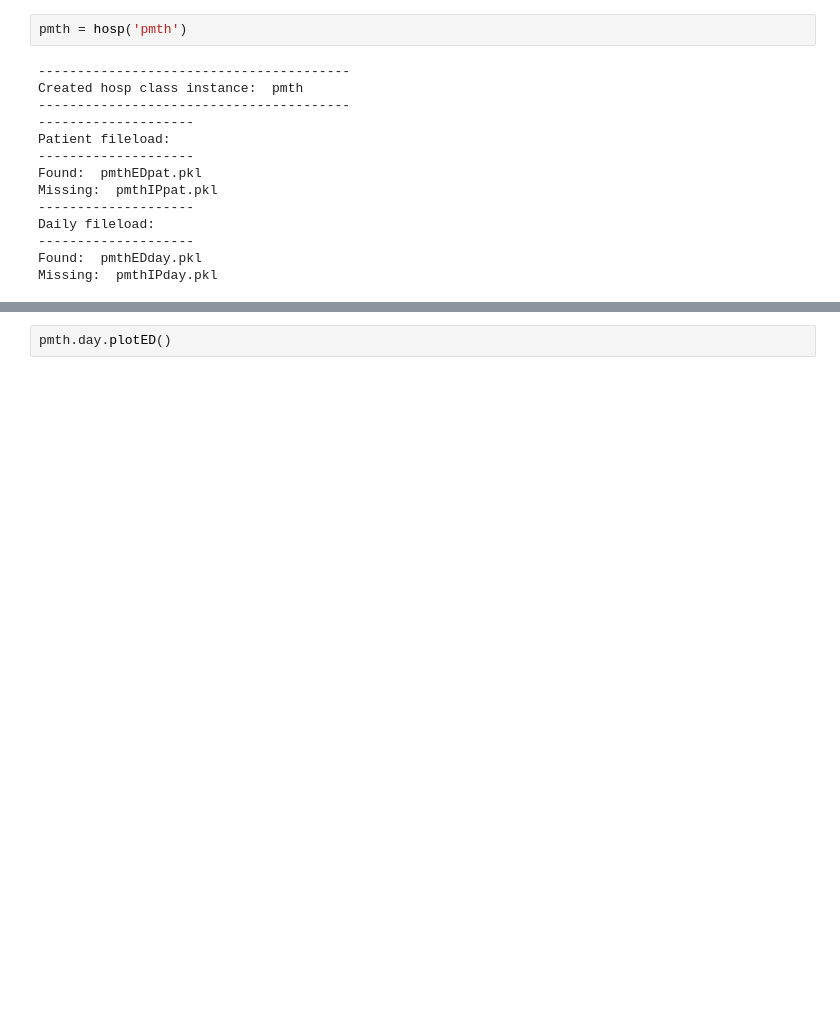
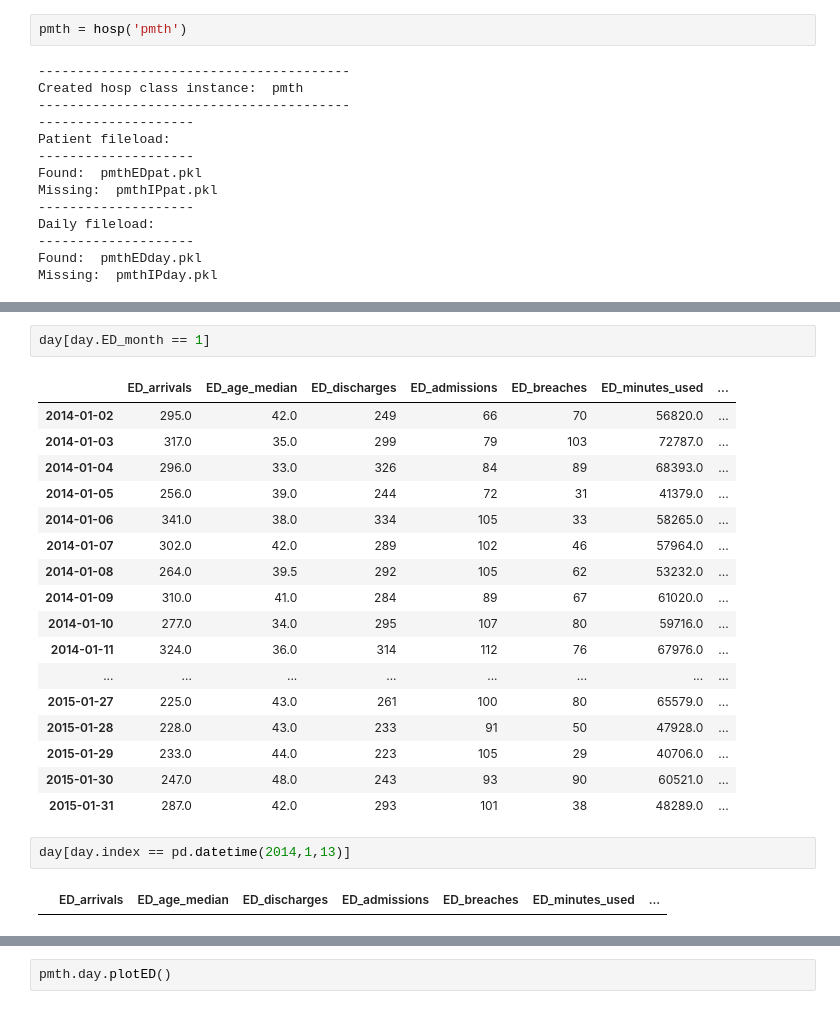
Before and after one commit to BradKeogh/flosp, a Jupyter notebook: pmthMAIN.ipynb, the cells around one changed output, grey strips where cells are left out. Drawn from its saved outputs; the diff is of its cells as text; blank space fills up the shorter version.

```diff
--- a/pmthMAIN.ipynb
+++ b/pmthMAIN.ipynb
@@ -38,4 +106,28 @@ df.head(1)
 # %% [output]
 |  | ED_arrivals | ED_age_median | ED_discharges | ED_admissions | ED_breaches | ED_minutes_used | ... |
 | 2014-01-02 | 295.0 | 42.0 | 249 | 66 | 70 | 56820.0 | ... |
+# %%
+day[day.ED_month == 1]
+# %% [output]
+|  | ED_arrivals | ED_age_median | ED_discharges | ED_admissions | ED_breaches | ED_minutes_used | ... |
+| 2014-01-02 | 295.0 | 42.0 | 249 | 66 | 70 | 56820.0 | ... |
+| 2014-01-03 | 317.0 | 35.0 | 299 | 79 | 103 | 72787.0 | ... |
+| 2014-01-04 | 296.0 | 33.0 | 326 | 84 | 89 | 68393.0 | ... |
+| 2014-01-05 | 256.0 | 39.0 | 244 | 72 | 31 | 41379.0 | ... |
+| 2014-01-06 | 341.0 | 38.0 | 334 | 105 | 33 | 58265.0 | ... |
+| 2014-01-07 | 302.0 | 42.0 | 289 | 102 | 46 | 57964.0 | ... |
+| 2014-01-08 | 264.0 | 39.5 | 292 | 105 | 62 | 53232.0 | ... |
+| 2014-01-09 | 310.0 | 41.0 | 284 | 89 | 67 | 61020.0 | ... |
+| 2014-01-10 | 277.0 | 34.0 | 295 | 107 | 80 | 59716.0 | ... |
+| 2014-01-11 | 324.0 | 36.0 | 314 | 112 | 76 | 67976.0 | ... |
+| ... | ... | ... | ... | ... | ... | ... | ... |
+| 2015-01-27 | 225.0 | 43.0 | 261 | 100 | 80 | 65579.0 | ... |
+| 2015-01-28 | 228.0 | 43.0 | 233 | 91 | 50 | 47928.0 | ... |
+| 2015-01-29 | 233.0 | 44.0 | 223 | 105 | 29 | 40706.0 | ... |
+| 2015-01-30 | 247.0 | 48.0 | 243 | 93 | 90 | 60521.0 | ... |
+| 2015-01-31 | 287.0 | 42.0 | 293 | 101 | 38 | 48289.0 | ... |
+# %%
+day[day.index == pd.datetime(2014,1,13)]
+# %% [output]
+|  | ED_arrivals | ED_age_median | ED_discharges | ED_admissions | ED_breaches | ED_minutes_used | ... |
 # %%
```
Also changed, not shown: parts of 21 cells of this notebook, 4 other files.
